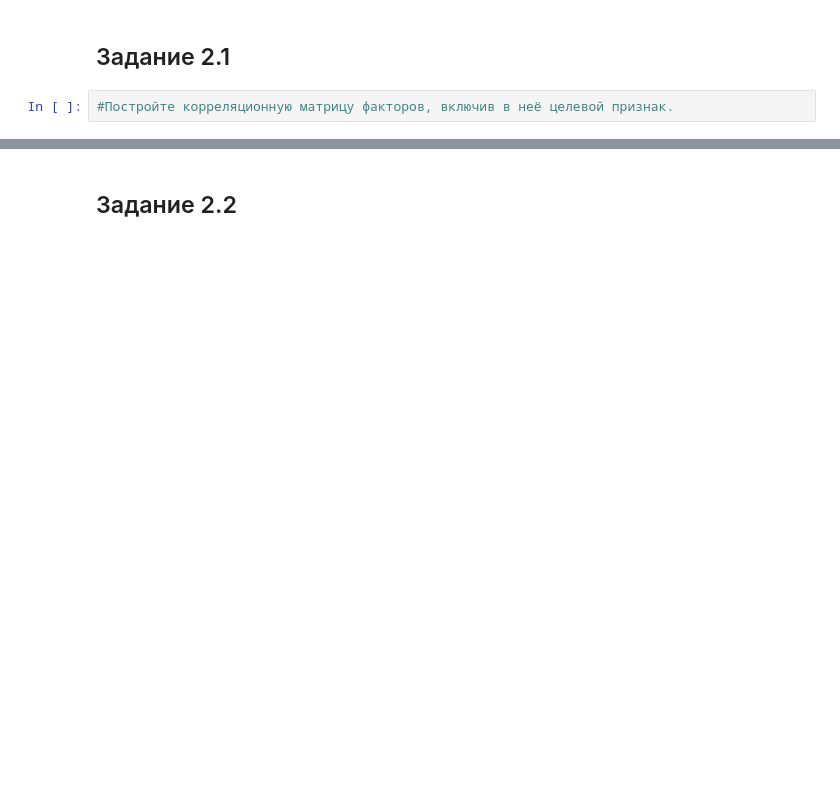
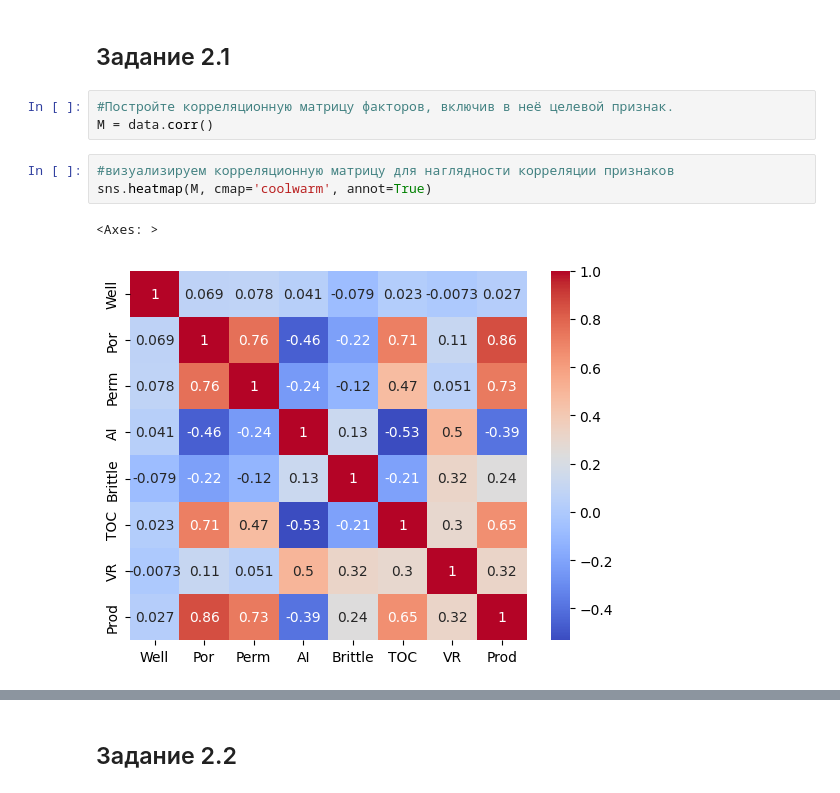
Before and after one commit to Ruugiko/SF_DS, a Jupyter notebook: Skillfactory/Математика/Khvan.ipynb, the cells around one changed output, grey strips where cells are left out. Saved outputs shown, nothing was run; the diff lists cells and outputs as text; blank space fills up the shorter version.

```diff
--- a/Skillfactory/Математика/Khvan.ipynb
+++ b/Skillfactory/Математика/Khvan.ipynb
@@ -12,3 +54,10 @@ data.head()
 ## Задание 2.1
 # %%
 #Постройте корреляционную матрицу факторов, включив в неё целевой признак.
+M = data.corr()
+# %%
+#визуализируем корреляционную матрицу для наглядности корреляции признаков
+sns.heatmap(M, cmap='coolwarm', annot=True)
+# %% [output]
+<Axes: >
+[figure, added]
```
Also changed, not shown: parts of 26 cells of this notebook.
